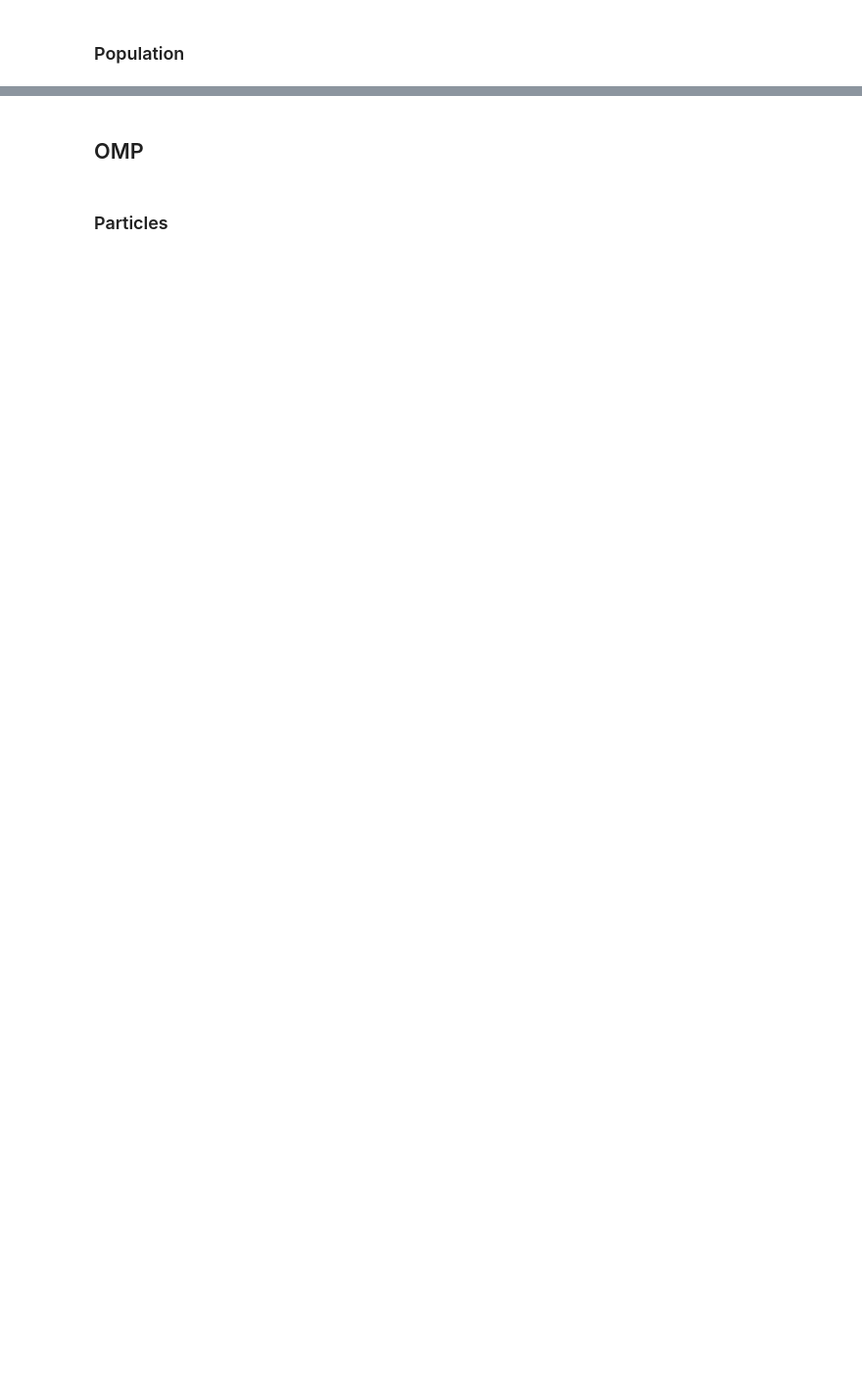
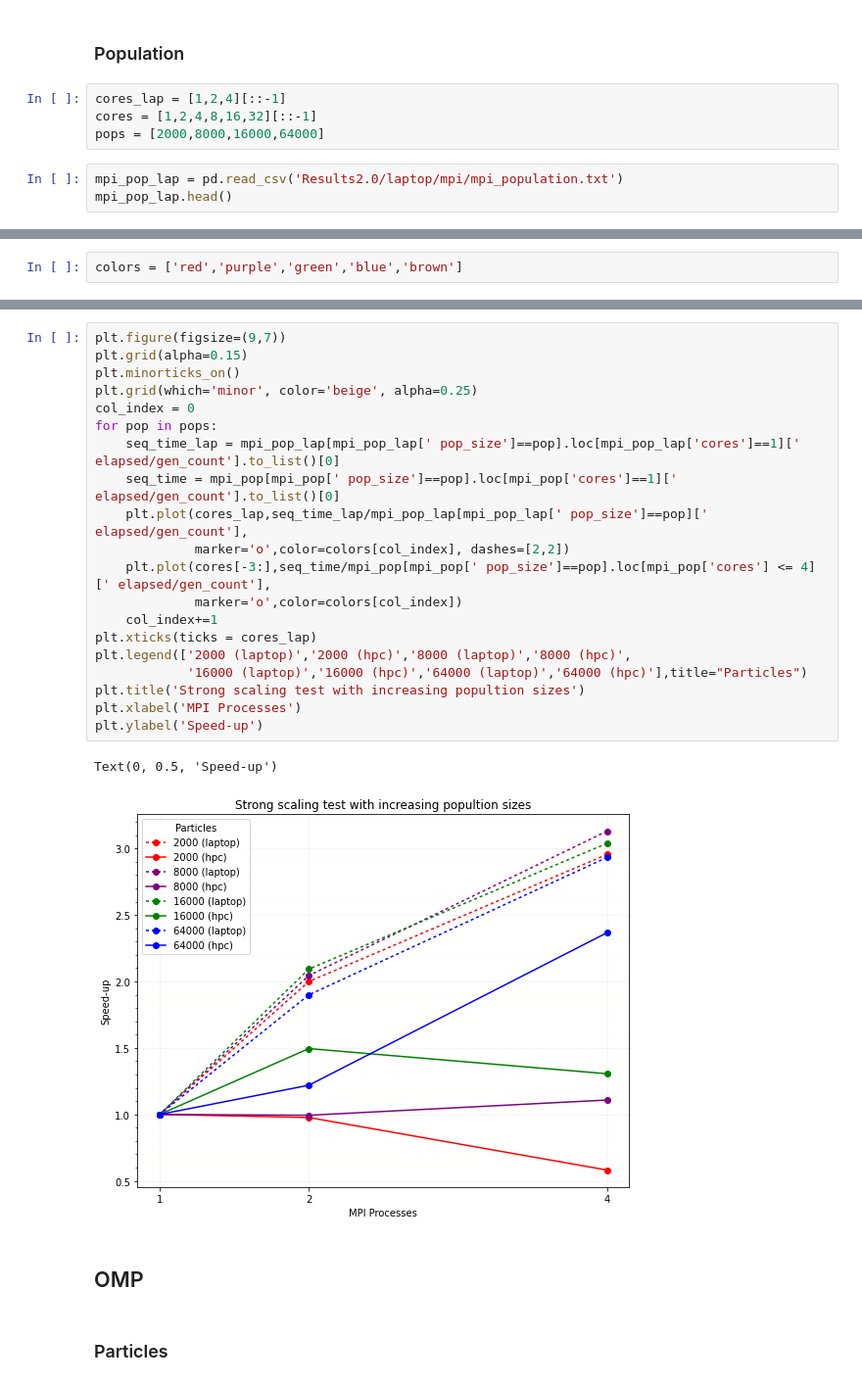
Before and after one commit to matthewdicks98/CSC-HPC-Project, a Jupyter notebook: Experiment2.0.ipynb, the cells around one changed output, grey strips where cells are left out. Shown: that part at 98% size. Cells and saved outputs as stored; diff of their text form; blank space fills up the shorter version.

```diff
--- a/Experiment2.0.ipynb
+++ b/Experiment2.0.ipynb
@@ -250,2 +295,9 @@ Text(0, 0.5, 'Speed-up')
 # %% [markdown]
 ### Population
+# %%
+cores_lap = [1,2,4][::-1]
+cores = [1,2,4,8,16,32][::-1]
+pops = [2000,8000,16000,64000]
+# %%
+mpi_pop_lap = pd.read_csv('Results2.0/laptop/mpi/mpi_population.txt')
+mpi_pop_lap.head()
@@ -251,0 +311,2 @@ Text(0, 0.5, 'Speed-up')
+# %%
+colors = ['red','purple','green','blue','brown']
@@ -252,3 +320,26 @@ Text(0, 0.5, 'Speed-up')
+# %%
+plt.figure(figsize=(9,7))
+plt.grid(alpha=0.15)
+plt.minorticks_on()
+plt.grid(which='minor', color='beige', alpha=0.25)
+col_index = 0
+for pop in pops:
+    seq_time_lap = mpi_pop_lap[mpi_pop_lap[' pop_size']==pop].loc[mpi_pop_lap['cores']==1][' elapsed/gen_count'].to_list()[0]
+    seq_time = mpi_pop[mpi_pop[' pop_size']==pop].loc[mpi_pop['cores']==1][' elapsed/gen_count'].to_list()[0]
+    plt.plot(cores_lap,seq_time_lap/mpi_pop_lap[mpi_pop_lap[' pop_size']==pop][' elapsed/gen_count'],
+             marker='o',color=colors[col_index], dashes=[2,2])
+    plt.plot(cores[-3:],seq_time/mpi_pop[mpi_pop[' pop_size']==pop].loc[mpi_pop['cores'] <= 4][' elapsed/gen_count'],
+             marker='o',color=colors[col_index])
+    col_index+=1
+plt.xticks(ticks = cores_lap)
+plt.legend(['2000 (laptop)','2000 (hpc)','8000 (laptop)','8000 (hpc)',
+            '16000 (laptop)','16000 (hpc)','64000 (laptop)','64000 (hpc)'],title="Particles")
+plt.title('Strong scaling test with increasing popultion sizes')
+plt.xlabel('MPI Processes')
+plt.ylabel('Speed-up')
+# %% [output]
+Text(0, 0.5, 'Speed-up')
+[figure, added]
 # %% [markdown]
 ## OMP
 # %% [markdown]
```
Also changed, not shown: parts of 15 cells of this notebook, 3 other files.
